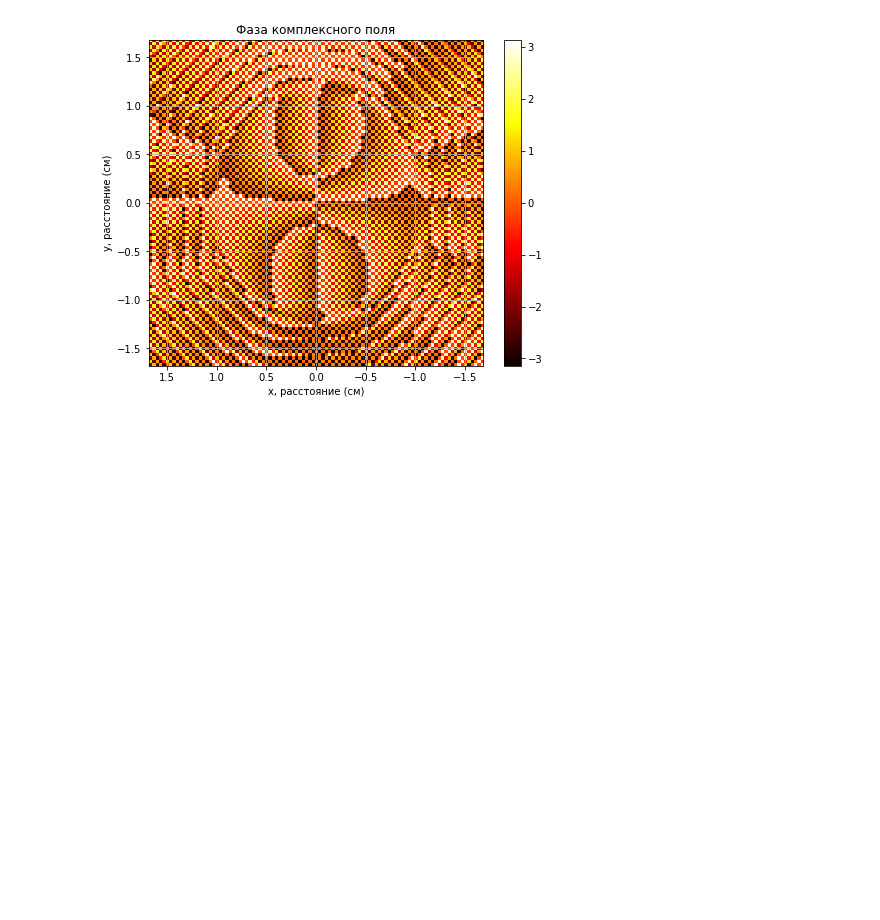
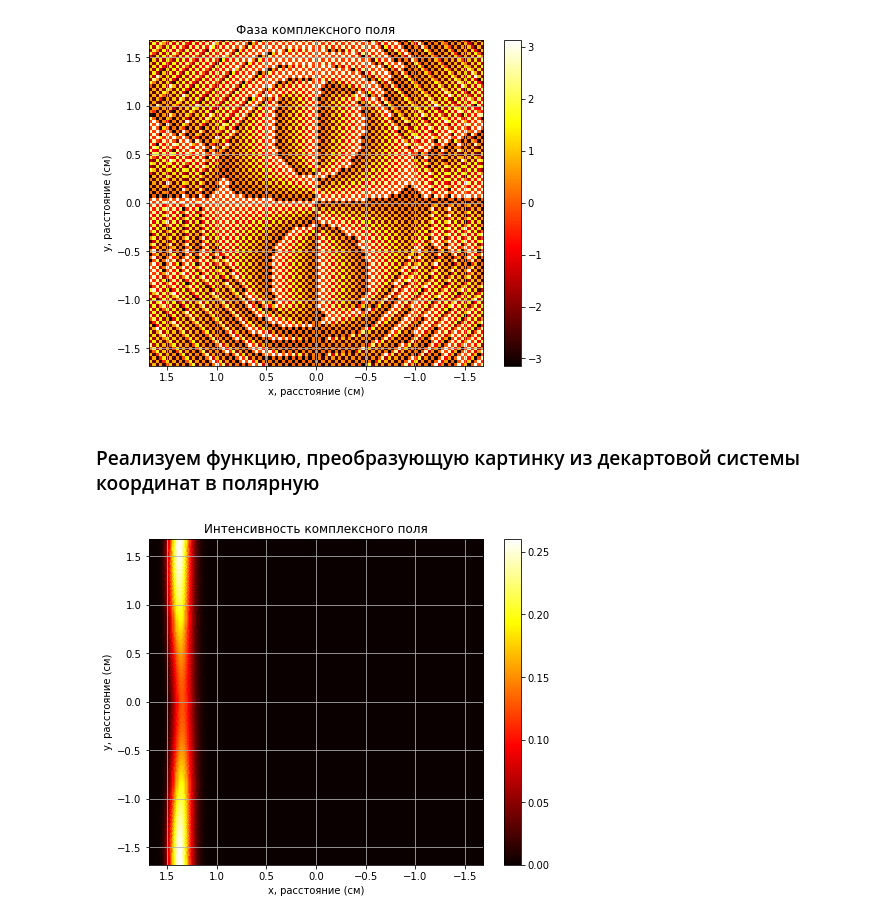
Before and after one commit to LinarKulinar/VortexBeamResearch, a Jupyter notebook: forming_vortex_beam_master_research_2022_with_fft.ipynb, the cells around one changed output. Saved outputs shown, nothing was run; the diff lists cells and outputs as text; code cells hidden in the pictures; blank space fills up the shorter version.

Commit message:
Добавил преобразование изображения пучка из декартовой системы координат в полярную

```diff
--- a/forming_vortex_beam_master_research_2022_with_fft.ipynb
+++ b/forming_vortex_beam_master_research_2022_with_fft.ipynb
@@ -304,3 +304,5 @@ plot_field(field_after_fft2, x_linspace_after_fft2, y_linspace_after_fft2, print
 [figure]
 [figure]
 [figure]
+# %% [markdown]
+### Реализуем функцию, преобразующую картинку из декартовой системы координат в полярную
@@ -306,0 +311,14 @@ plot_field(field_after_fft2, x_linspace_after_fft2, y_linspace_after_fft2, print
+# %%
+def field_cartesian_to_polar(img, interpolation_mode = cv2.WARP_FILL_OUTLIERS):
+    #--- the following holds the square root of the sum of squares of the image dimensions ---
+    #--- this is done so that the entire width/height of the original image is used to express the complete circular range of the resulting polar image ---
+    # value = np.sqrt(((img.shape[0]/2.0)**2.0)+((img.shape[1]/2.0)**2.0)) # если хотим диагональ картинки взять
+    value = min(img.shape[0]/2.0, img.shape[1]/2.0)
+    polar_image = cv2.linearPolar(img,(img.shape[0]/2, img.shape[1]/2), value, interpolation_mode)
+    return polar_image
+
+
+polar_image = field_cartesian_to_polar(abs(field))
+plot_field(polar_image, x_linspace_after_fft2, y_linspace_after_fft2, print_mode=["intensity"])
+# %% [output]
+[figure, added]
```
Also changed, not shown: parts of 6 cells of this notebook.
